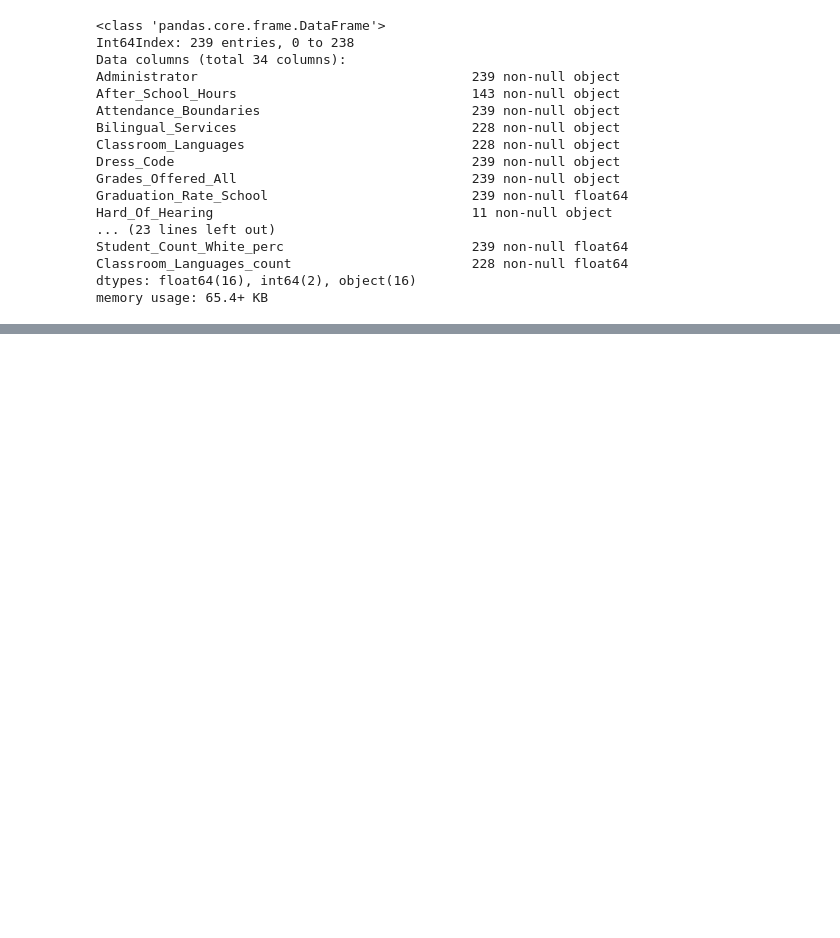
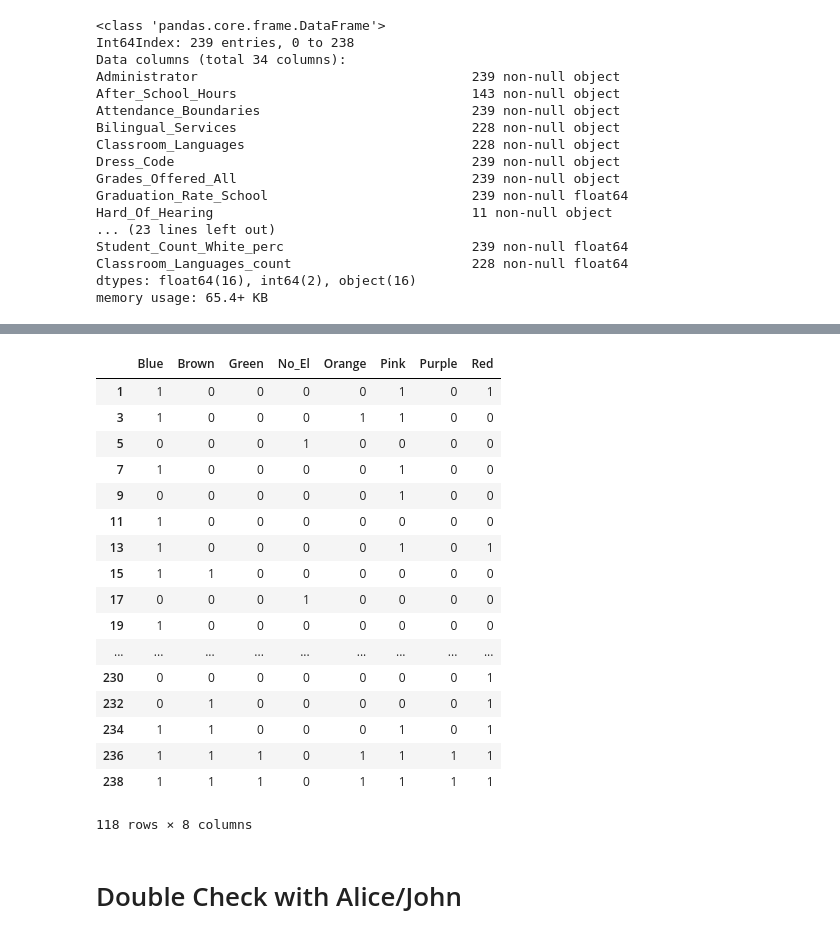
Before and after one commit to j-max/CPS_GradRate_Analysis, a Jupyter notebook: 02_CombinePickleandCVS.ipynb, the cells around one changed output, grey strips where cells are left out. Drawn from its saved outputs; the diff is of its cells as text; code cells hidden in the pictures; blank space fills up the shorter version.

Commit message:
El Station dummies complete

```diff
--- a/02_CombinePickleandCVS.ipynb
+++ b/02_CombinePickleandCVS.ipynb
@@ -192,0 +195,2 @@ memory usage: 65.4+ KB
+# %%
+el_df = df[['School_ID', 'Transportation_El', 'School_Year']]
@@ -192,0 +211,3 @@ memory usage: 65.4+ KB
+# %%
+#Again, like languages, looks like El values are consistent across years.
+el_df = el_df[el_df['School_Year'] == 'School Year 2017-2018']
@@ -192,0 +237,3 @@ memory usage: 65.4+ KB
+# %%
+#replace NaN with no_el so that with dummy variable I can drop No_El
+el_df.fillna(value = 'No_El', inplace=True)
@@ -192,0 +261,25 @@ memory usage: 65.4+ KB
+# %%
+el_dummies = el_df['Transportation_El'].str.get_dummies(sep = ', ')
+# %%
+el_dummies
+# %% [output]
+|  | Blue | Brown | Green | No_El | Orange | Pink | Purple | Red |
+| 1 | 1 | 0 | 0 | 0 | 0 | 1 | 0 | 1 |
+| 3 | 1 | 0 | 0 | 0 | 1 | 1 | 0 | 0 |
+| 5 | 0 | 0 | 0 | 1 | 0 | 0 | 0 | 0 |
+| 7 | 1 | 0 | 0 | 0 | 0 | 1 | 0 | 0 |
+| 9 | 0 | 0 | 0 | 0 | 0 | 1 | 0 | 0 |
+| 11 | 1 | 0 | 0 | 0 | 0 | 0 | 0 | 0 |
+| 13 | 1 | 0 | 0 | 0 | 0 | 1 | 0 | 1 |
+| 15 | 1 | 1 | 0 | 0 | 0 | 0 | 0 | 0 |
+| 17 | 0 | 0 | 0 | 1 | 0 | 0 | 0 | 0 |
+| 19 | 1 | 0 | 0 | 0 | 0 | 0 | 0 | 0 |
+| ... | ... | ... | ... | ... | ... | ... | ... | ... |
+| 230 | 0 | 0 | 0 | 0 | 0 | 0 | 0 | 1 |
+| 232 | 0 | 1 | 0 | 0 | 0 | 0 | 0 | 1 |
+| 234 | 1 | 1 | 0 | 0 | 0 | 1 | 0 | 1 |
+| 236 | 1 | 1 | 1 | 0 | 1 | 1 | 1 | 1 |
+| 238 | 1 | 1 | 1 | 0 | 1 | 1 | 1 | 1 |
+118 rows × 8 columns
+# %% [markdown]
+# Double Check with Alice/John
```
Also changed, not shown: parts of 14 cells of this notebook.
